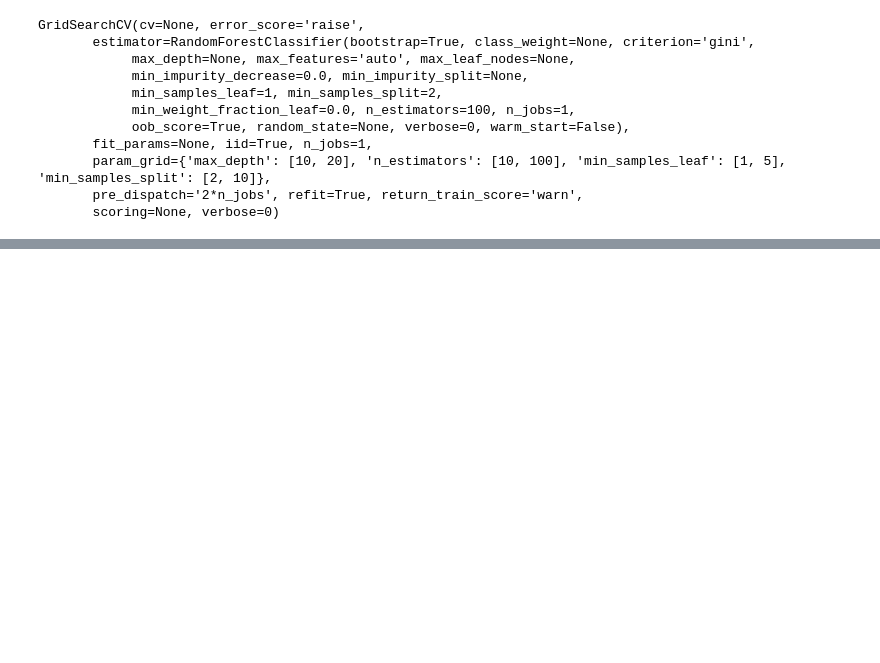
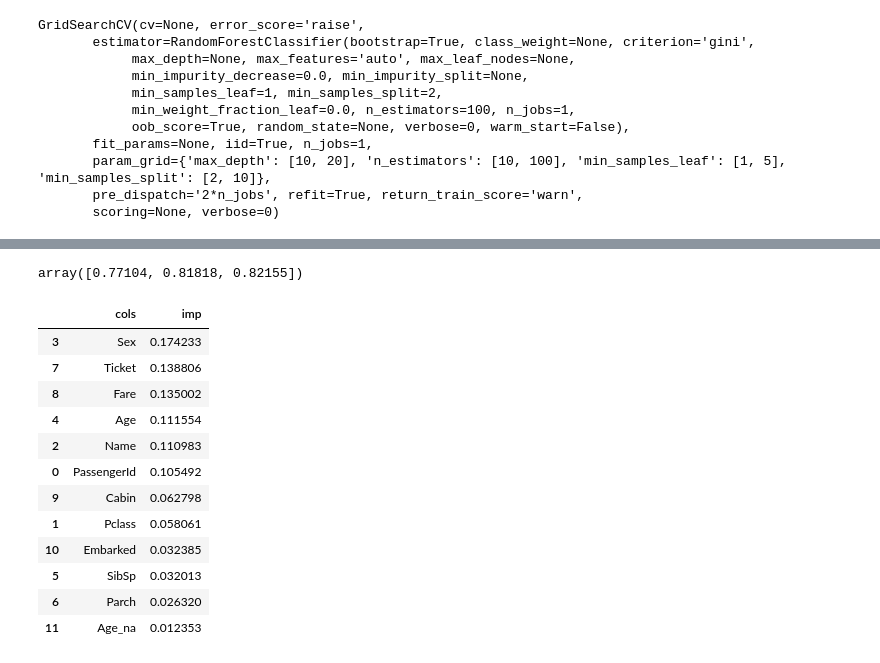
Before and after one commit to amarschn/kaggle, a Jupyter notebook: titanic/titanic-workbook.ipynb, the cells around one changed output, grey strips where cells are left out. Saved outputs shown, nothing was run; the diff lists cells and outputs as text; code cells hidden in the pictures; blank space fills up the shorter version.

```diff
--- a/titanic/titanic-workbook.ipynb
+++ b/titanic/titanic-workbook.ipynb
@@ -228,0 +215,24 @@ save_results(y_test)
+# %%
+m = RandomForestClassifier(n_estimators=100)
+m.fit(X, y)
+cross_val_score(m,X,y)
+# %% [output]
+array([0.77104, 0.81818, 0.82155])
+# %%
+# Examine feature importance
+fi = rf_feat_importance(m, X)
+fi
+# %% [output]
+|  | cols | imp |
+| 3 | Sex | 0.174233 |
+| 7 | Ticket | 0.138806 |
+| 8 | Fare | 0.135002 |
+| 4 | Age | 0.111554 |
+| 2 | Name | 0.110983 |
+| 0 | PassengerId | 0.105492 |
+| 9 | Cabin | 0.062798 |
+| 1 | Pclass | 0.058061 |
+| 10 | Embarked | 0.032385 |
+| 5 | SibSp | 0.032013 |
+| 6 | Parch | 0.026320 |
+| 11 | Age_na | 0.012353 |
```
Also changed, not shown: parts of 12 cells of this notebook.
